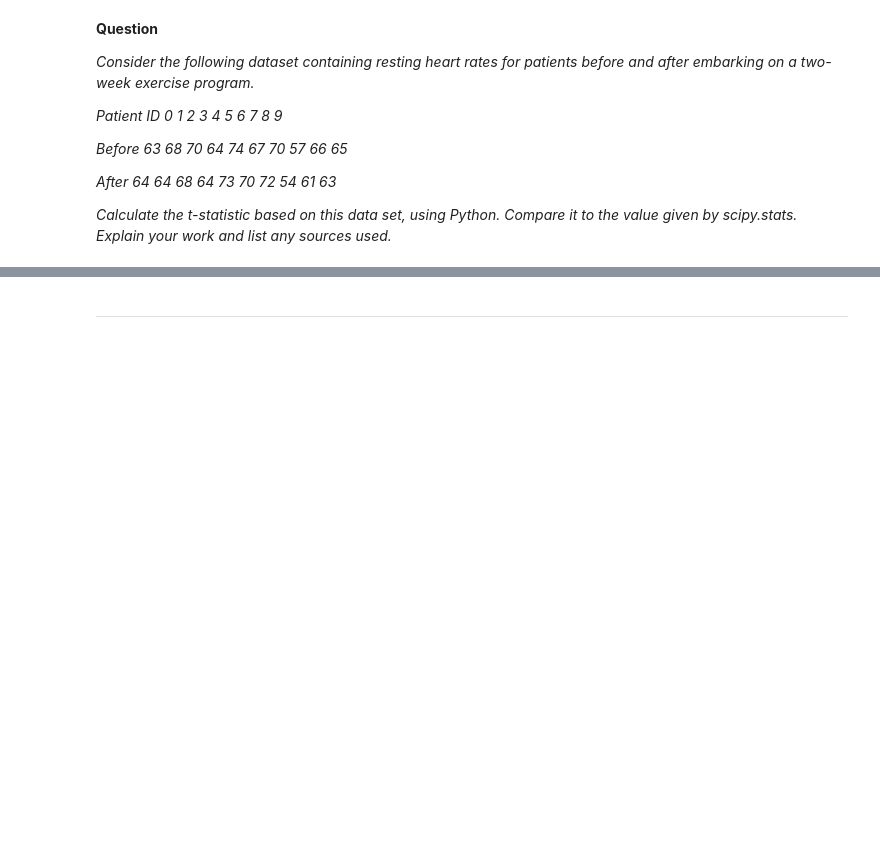
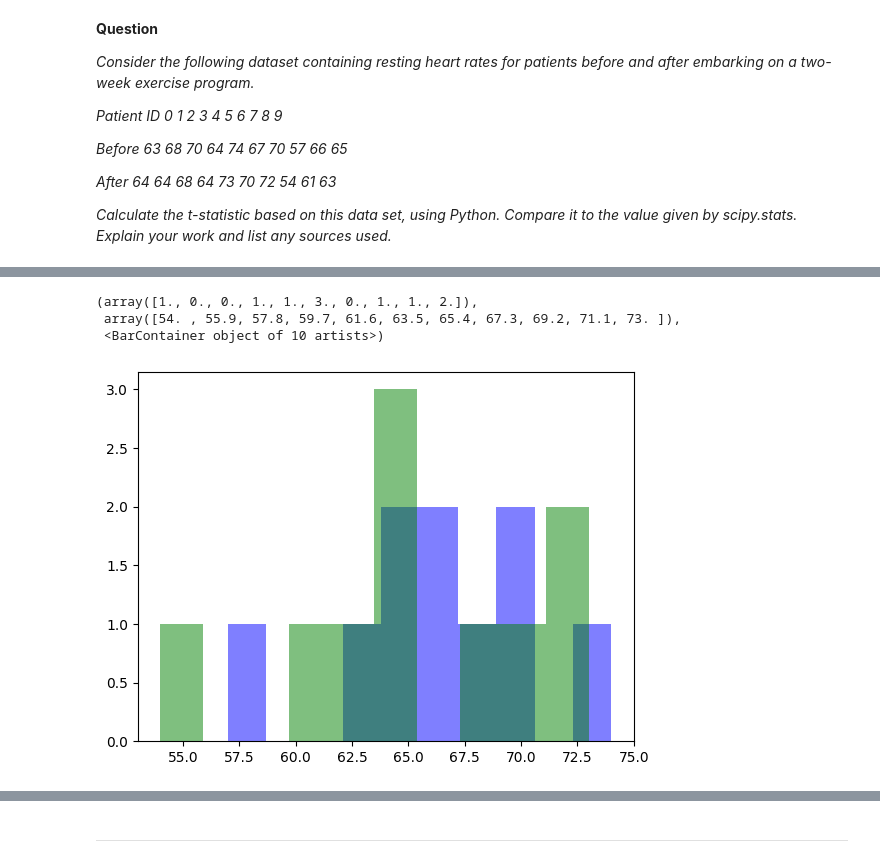
Before and after one commit to G00411301/applied_statistics, a Jupyter notebook: tasks.ipynb, the cells around one changed output, grey strips where cells are left out. Saved outputs shown, nothing was run; the diff lists cells and outputs as text; code cells hidden in the pictures; blank space fills up the shorter version.

```diff
--- a/tasks.ipynb
+++ b/tasks.ipynb
@@ -188,0 +223,9 @@ fig, ax = plt.subplots() #first we create a graph area
+# %%
+fig, ax = plt.subplots()                                                    #create plot area
+ax.hist(before, bins = 10, color = 'blue', alpha = 0.5, label = 'Before')   #plot the before dataset
+ax.hist(after, bins = 10, color = 'green', alpha = 0.5, label = 'After')    #plot the after dataset
+# %% [output]
+(array([1., 0., 0., 1., 1., 3., 0., 1., 1., 2.]),
+ array([54. , 55.9, 57.8, 59.7, 61.6, 63.5, 65.4, 67.3, 69.2, 71.1, 73. ]),
+ <BarContainer object of 10 artists>)
+[figure, added]
```
Also changed, not shown: parts of 16 cells of this notebook.
